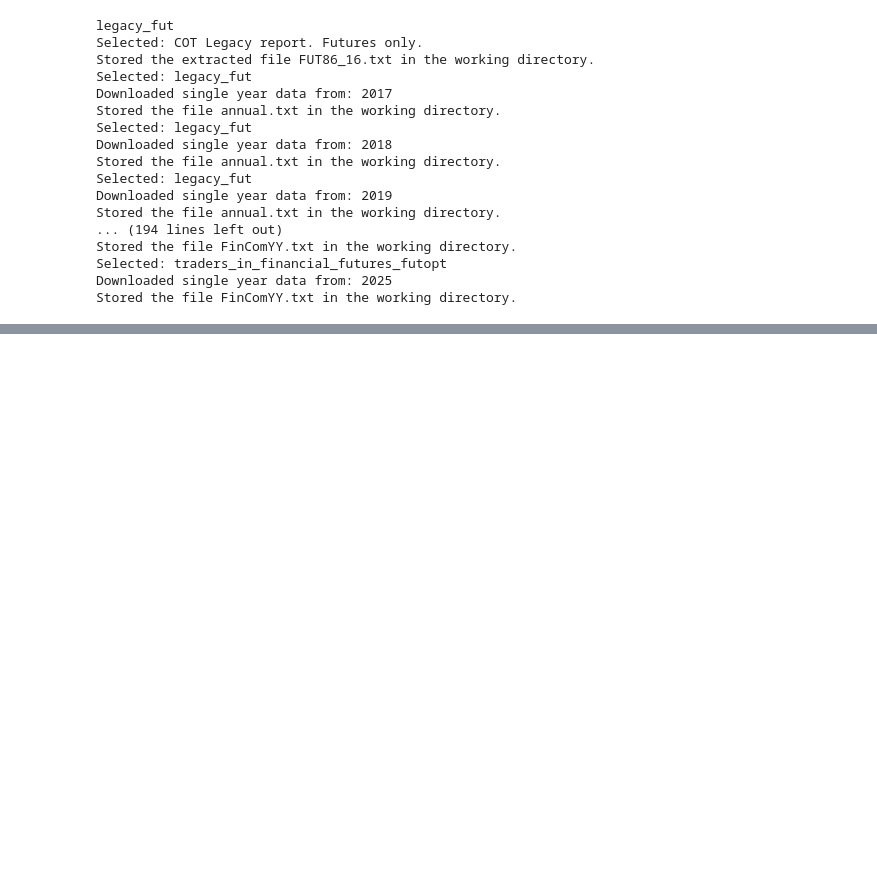
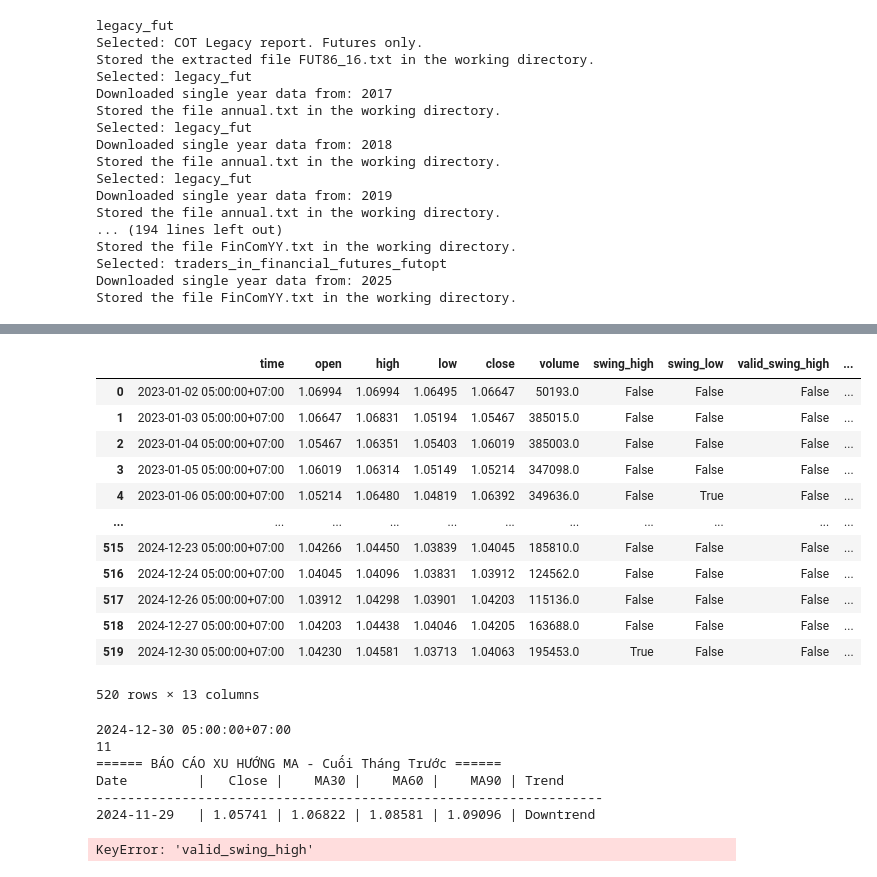
Before and after one commit to Hung000anh/Price-Action-Prediction-Algorithm, a Jupyter notebook: scripts/notebook.ipynb, the cells around one changed output, grey strips where cells are left out. Cells and saved outputs as stored; diff of their text form; code cells hidden in the pictures; blank space fills up the shorter version.

```diff
--- a/scripts/notebook.ipynb
+++ b/scripts/notebook.ipynb
@@ -672,0 +556,5 @@ plot_seasonal_tendency(eurusd_M)
+# %%
+from cot_reports import cot_all_reports
+
+cot_data_tuple = cot_all_reports(store_txt=True, verbose=True)
+legacy_fut = cot_data_tuple[0]  # dùng cái này để truyền vào load_data()
@@ -672,0 +658,2 @@ plot_seasonal_tendency(eurusd_M)
+# %%
+df = load_data(symbol="EURUSD", years=5, legacy_fut = legacy_fut)
@@ -672,0 +680,5 @@ plot_seasonal_tendency(eurusd_M)
+# %%
+daily_df = df["1D_data"]
+weekly_df = df["1W_data"]
+monthly_df = df["1M_data"]
+cot_df = df["COT_data"]
@@ -672,0 +700,28 @@ plot_seasonal_tendency(eurusd_M)
+# %%
+# Tính swing high/low hợp lệ
+daily_df = calculate_swing_high_low(daily_df, timeframe='D')
+# Tính các đường MA
+daily_df = calculate_moving_averages(daily_df, windows=[30, 60, 90])
+daily_df['time'] = pd.to_datetime(daily_df['time'])
+
+# Lọc dữ liệu từ 2023-01-01 đến 2024-12-31
+start_date = '2023-01-01'
+end_date = '2024-12-31'
+
+daily_df = daily_df[(daily_df['time'] >= start_date) & (daily_df['time'] <= end_date)]
+# %%
+daily_df
+# %% [output]
+|  | time | open | high | low | close | volume | swing_high | swing_low | valid_swing_high | ... |
+| 0 | 2023-01-02 05:00:00+07:00 | 1.06994 | 1.06994 | 1.06495 | 1.06647 | 50193.0 | False | False | False | ... |
+| 1 | 2023-01-03 05:00:00+07:00 | 1.06647 | 1.06831 | 1.05194 | 1.05467 | 385015.0 | False | False | False | ... |
+| 2 | 2023-01-04 05:00:00+07:00 | 1.05467 | 1.06351 | 1.05403 | 1.06019 | 385003.0 | False | False | False | ... |
+| 3 | 2023-01-05 05:00:00+07:00 | 1.06019 | 1.06314 | 1.05149 | 1.05214 | 347098.0 | False | False | False | ... |
+| 4 | 2023-01-06 05:00:00+07:00 | 1.05214 | 1.06480 | 1.04819 | 1.06392 | 349636.0 | False | True | False | ... |
+| ... | ... | ... | ... | ... | ... | ... | ... | ... | ... | ... |
+| 515 | 2024-12-23 05:00:00+07:00 | 1.04266 | 1.04450 | 1.03839 | 1.04045 | 185810.0 | False | False | False | ... |
+| 516 | 2024-12-24 05:00:00+07:00 | 1.04045 | 1.04096 | 1.03831 | 1.03912 | 124562.0 | False | False | False | ... |
+| 517 | 2024-12-26 05:00:00+07:00 | 1.03912 | 1.04298 | 1.03901 | 1.04203 | 115136.0 | False | False | False | ... |
+| 518 | 2024-12-27 05:00:00+07:00 | 1.04203 | 1.04438 | 1.04046 | 1.04205 | 163688.0 | False | False | False | ... |
+| 519 | 2024-12-30 05:00:00+07:00 | 1.04230 | 1.04581 | 1.03713 | 1.04063 | 195453.0 | True | False | False | ... |
+520 rows × 13 columns
@@ -672,0 +780,9 @@ plot_seasonal_tendency(eurusd_M)
+# %%
+print_last_month_ma_trend(daily_df)
+# %% [output]
+2024-12-30 05:00:00+07:00
+11
+====== BÁO CÁO XU HƯỚNG MA - Cuối Tháng Trước ======
+Date         |   Close |    MA30 |    MA60 |    MA90 | Trend
+-----------------------------------------------------------------
+2024-11-29   | 1.05741 | 1.06822 | 1.08581 | 1.09096 | Downtrend
@@ -672,0 +870,5 @@ plot_seasonal_tendency(eurusd_M)
+# %%
+trend = determine_structure_trend_verbose(daily_df)
+print("📈 Xu hướng theo cấu trúc swing:", trend)
+# %% [output]
+KeyError: 'valid_swing_high'
```
Also changed, not shown: parts of 15 cells of this notebook.
